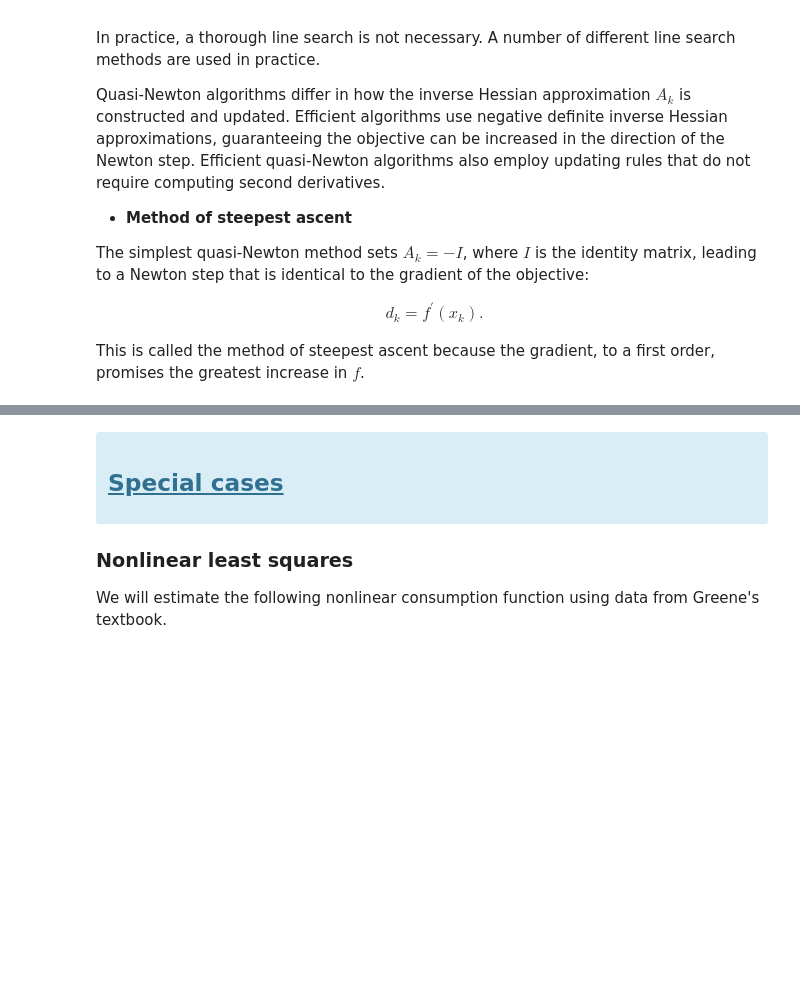
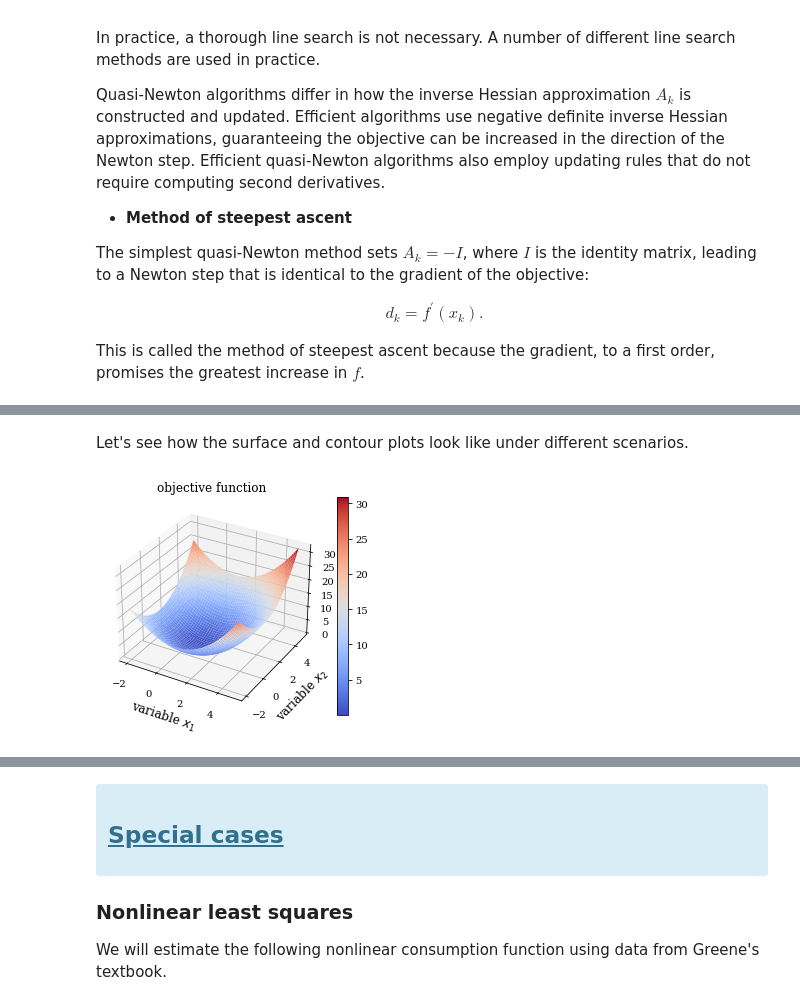
Before and after one commit to OpenSourceEconomics/ose-course-scientific-computing, a Jupyter notebook: lectures/optimization/notebook.ipynb, the cells around one changed output, grey strips where cells are left out. Cells and saved outputs as stored; diff of their text form; code cells hidden in the pictures; blank space fills up the shorter version.

```diff
--- a/lectures/optimization/notebook.ipynb
+++ b/lectures/optimization/notebook.ipynb
@@ -369,0 +255,28 @@ This is called the method of steepest ascent because the gradient, to a first or
+# %%
+# Starting values
+dimension = 2
+x0 = np.array([4.5, -1.5])
+
+
+add_noise, add_illco = True, False
+
+
+def get_problem(dimension, add_noise, add_illco):
+
+    a, b = get_parameterization(dimension, add_noise, add_illco)
+    get_test_function_p = partial(get_test_function, a=a, b=b)
+
+    get_test_function_gradient_p = partial(_get_test_function_gradient, a=a, b=b)
+
+    return get_test_function_p, get_test_function_gradient_p
+
+
+opt_test_function, opt_test_gradient = get_problem(dimension, add_noise, add_illco)
+np.testing.assert_equal(opt_test_function([1, 1]), 0.0)
+# %% [markdown]
+Let's see how the surface and contour plots look like under different scenarios.
+# %%
+opt_test_function, _ = get_problem(dimension, add_noise=False, add_illco=False)
+plot_surf(opt_test_function, dimension=2)
+# %% [output]
+[figure, added]
```
Also changed, not shown: parts of 47 cells of this notebook, 5 other files.
